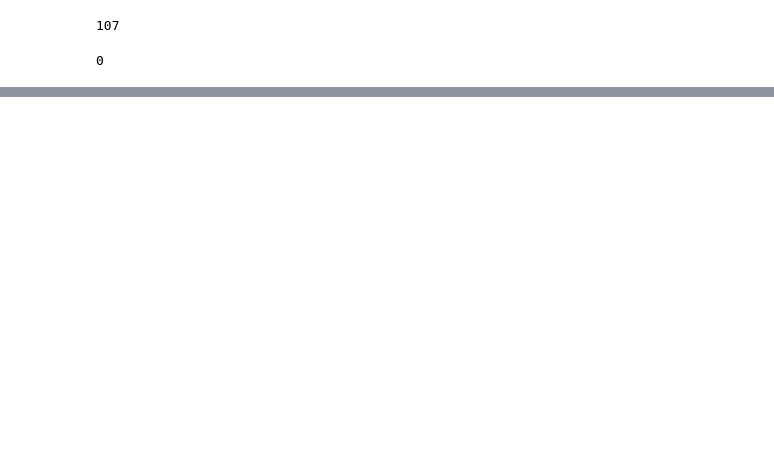
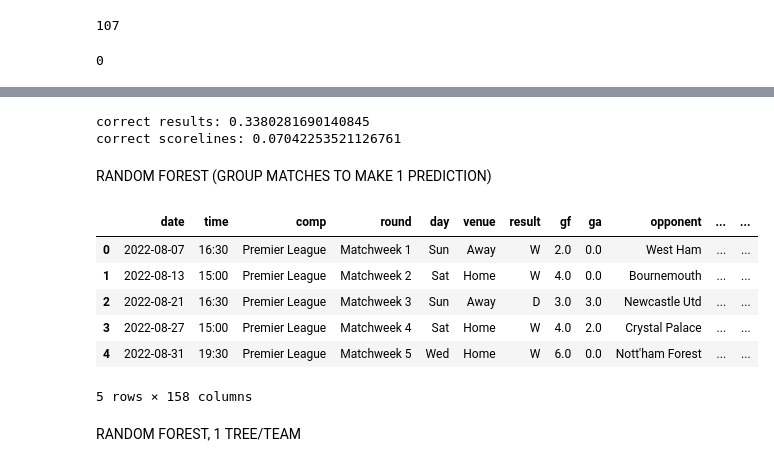
Before and after one commit to adityanegii/Match-Predictor-FBREF, a Jupyter notebook: prediction.ipynb, the cells around one changed output, grey strips where cells are left out. Cells and saved outputs as stored; diff of their text form; code cells hidden in the pictures; blank space fills up the shorter version.

```diff
--- a/prediction.ipynb
+++ b/prediction.ipynb
@@ -235,0 +205,20 @@ merged
+# %%
+print("correct results:", (correct_wins + correct_loss + correct_draws)/merged.shape[0])
+print("correct scorelines:", correct_preds/merged.shape[0])
+# %% [output]
+correct results: 0.3380281690140845
+correct scorelines: 0.07042253521126761
+# %% [markdown]
+RANDOM FOREST (GROUP MATCHES TO MAKE 1 PREDICTION)
+# %%
+matches.head()
+# %% [output]
+|  | date | time | comp | round | day | venue | result | gf | ga | opponent | ... | ... |
+| 0 | 2022-08-07 | 16:30 | Premier League | Matchweek 1 | Sun | Away | W | 2.0 | 0.0 | West Ham | ... | ... |
+| 1 | 2022-08-13 | 15:00 | Premier League | Matchweek 2 | Sat | Home | W | 4.0 | 0.0 | Bournemouth | ... | ... |
+| 2 | 2022-08-21 | 16:30 | Premier League | Matchweek 3 | Sun | Away | D | 3.0 | 3.0 | Newcastle Utd | ... | ... |
+| 3 | 2022-08-27 | 15:00 | Premier League | Matchweek 4 | Sat | Home | W | 4.0 | 2.0 | Crystal Palace | ... | ... |
+| 4 | 2022-08-31 | 19:30 | Premier League | Matchweek 5 | Wed | Home | W | 6.0 | 0.0 | Nott'ham Forest | ... | ... |
+5 rows × 158 columns
+# %% [markdown]
+RANDOM FOREST, 1 TREE/TEAM
```
Also changed, not shown: parts of 23 cells of this notebook, 2 other files.
